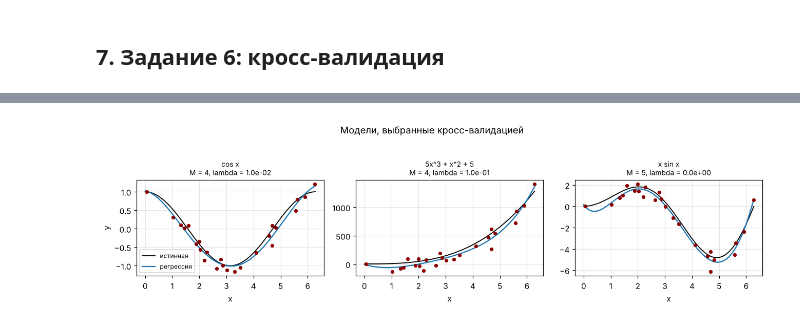
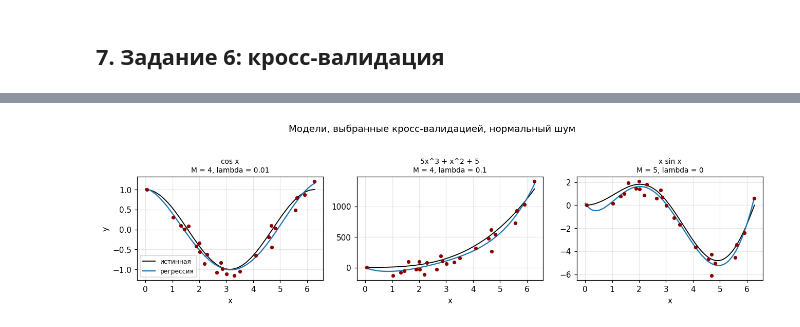
Before and after one commit to UsusCimex/NSU_DeepLearning, a Jupyter notebook: labs/lab-02-poly-regression/poly_regression.ipynb, the cells around one changed output, grey strips where cells are left out. Saved outputs shown, nothing was run; the diff lists cells and outputs as text; code cells hidden in the pictures.

```diff
--- a/labs/lab-02-poly-regression/poly_regression.ipynb
+++ b/labs/lab-02-poly-regression/poly_regression.ipynb
@@ -705,19 +483,15 @@ def cv_error(x, y, M, lam, folds, rng):
     return float(np.mean(errs))
 # %%
 rows = []
-for name, f in FUNCS.items():
-    eps = NOISE_SCALE[name]
-    for noise in ('равномерный', 'нормальный'):
-        rng = np.random.default_rng(20260905)
-        x_tr, y_tr = make_sample(f, N_TRAIN, noise, eps, rng)
-        x_te, y_te = make_sample(f, N_TEST, noise, eps, rng)
+for name in FUNCS:
+    for noise in NOISES:
+        x_tr, y_tr, x_te, y_te = train_test(name, noise)
         for M in MS:
             for lam in LAMBDAS:
-                cv = cv_error(x_tr, y_tr, M, lam, folds=5,
-                              rng=np.random.default_rng(1))
+                # одно и то же разбиение на части для всех пар (M, lambda)
+                cv = cv_error(x_tr, y_tr, M, lam, folds=5, rng=np.random.default_rng(1))
                 w = fit(x_tr, y_tr, M, lam)
                 rows.append(dict(func=name, noise=noise, M=M, lam=lam,
                                  cv=cv, test=rmse(w, x_te, y_te)))
-
 cvres = pd.DataFrame(rows)
 cvres.to_csv('results.csv', index=False)
@@ -761,0 +498,10 @@ plt.show()
+# %%
+rows = []
+for name in FUNCS:
+    for noise in NOISES:
+        b = best_row(cvres[(cvres.func == name) & (cvres.noise == noise)], 'cv')
+        rows.append({'функция': name, 'шум': noise, 'M': b.M, 'lambda': b.lam,
+                     'RMSE CV': b.cv, 'RMSE тест': b.test})
+best_cv = pd.DataFrame(rows)
+print('Наилучшие пары (M, lambda) по кросс-валидации')
+print(best_cv.to_string(index=False, float_format='{:.4g}'.format))
@@ -762,20 +517,20 @@ plt.show()
 # %%
 fig, axes = plt.subplots(1, 3, figsize=(12, 3.2))
 grid = np.linspace(A_INT, B_INT, 400)
 for ax, name in zip(axes, FUNCS):
-    f = FUNCS[name]
-    row = best_cv[(best_cv.func == name) & (best_cv.noise == 'нормальный')].iloc[0]
-    rng = np.random.default_rng(20260905)
-    x_tr, y_tr = make_sample(f, N_TRAIN, 'нормальный', NOISE_SCALE[name], rng)
-    w = fit(x_tr, y_tr, int(row.M), float(row.lam))
-    ax.plot(grid, f(grid), color='black', lw=1.2, label='истинная')
+    row = best_cv[(best_cv['функция'] == name) & (best_cv['шум'] == 'нормальный')].iloc[0]
+    x_tr, y_tr, _, _ = train_test(name, 'нормальный')
+    w = fit(x_tr, y_tr, int(row['M']), float(row['lambda']))
+    ax.plot(grid, FUNCS[name](grid), color='black', lw=1.2, label='истинная')
     ax.plot(grid, predict(w, grid), color='tab:blue', label='регрессия')
     ax.scatter(x_tr, y_tr, color='darkred', s=14, zorder=3)
-    ax.set_title(f'{name}\nM = {int(row.M)}, lambda = {row.lam:.1e}', fontsize=9)
-    ax.set_xlabel('x'); ax.grid(alpha=0.3)
-axes[0].set_ylabel('y'); axes[0].legend(fontsize=8)
-fig.suptitle('Модели, выбранные кросс-валидацией', y=1.04)
+    ax.set_title(f"{name}\nM = {int(row['M'])}, lambda = {row['lambda']:.2g}", fontsize=9)
+    ax.set_xlabel('x')
+    ax.grid(alpha=0.3)
+axes[0].set_ylabel('y')
+axes[0].legend(fontsize=8)
+fig.suptitle('Модели, выбранные кросс-валидацией, нормальный шум', y=1.04)
 plt.tight_layout()
 plt.show()
 # %% [output]
-[figure, old version]
+[figure, new version]
```
Also changed, not shown: parts of 27 cells of this notebook, 9 other files.
